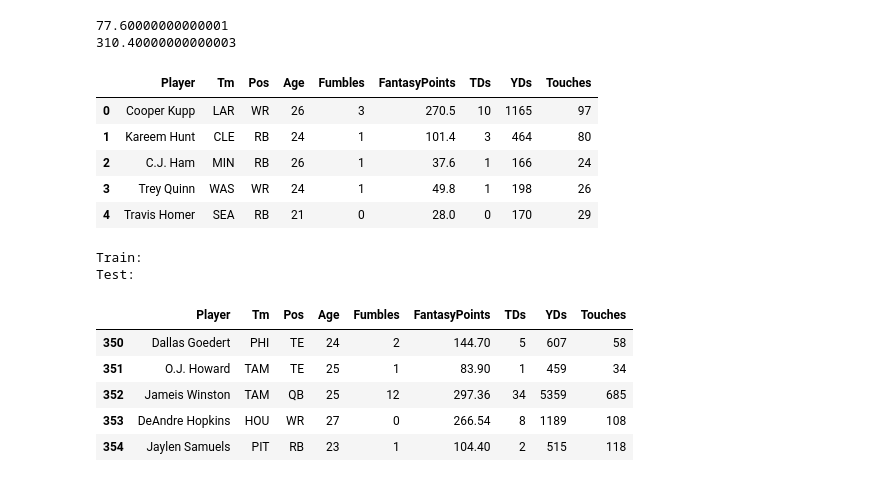
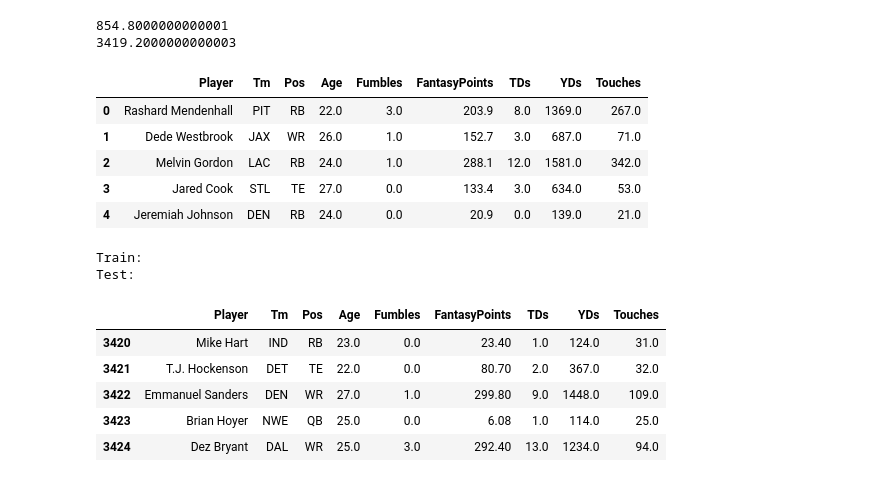
Before and after one commit to ADP51/BIDA_Final_Assignment, a Jupyter notebook: cleaning.ipynb, the cells around one changed output. Cells and saved outputs as stored; diff of their text form; code cells hidden in the pictures.

```diff
--- a/cleaning.ipynb
+++ b/cleaning.ipynb
@@ -30,7 +33,7 @@ df_2019.head()
 # %%
 # Get total YDS and remove unnecessary fields
-df_2019['YDs'] = df_2019['PassingYds'] + df_2019['RushingYds'] + df_2019['ReceivingYds']
-df_2019 = df_2019.drop(columns=['PassingYds', 'RushingYds', 'ReceivingYds'])
-df_2019.head()
+df_combined['YDs'] = df_combined['PassingYds'] + df_combined['RushingYds'] + df_combined['ReceivingYds']
+df_combined = df_combined.drop(columns=['PassingYds', 'RushingYds', 'ReceivingYds'])
+df_combined.head()
 # %% [output]
 |  | Player | Tm | Pos | Age | Rec | Fumbles | PassingAtt | RushingAtt | FantasyPoints | TDs | ... |
@@ -42,7 +45,7 @@ df_2019.head()
 # %%
 # Get total Touches and remove unnecessary fields
-df_2019["Touches"] = df_2019['Rec'] + df_2019['PassingAtt'] + df_2019['RushingAtt']
-df_2019 = df_2019.drop(columns=['Rec', 'PassingAtt', 'RushingAtt'])
-df_2019.head()
+df_combined["Touches"] = df_combined['Rec'] + df_combined['PassingAtt'] + df_combined['RushingAtt']
+df_combined = df_combined.drop(columns=['Rec', 'PassingAtt', 'RushingAtt'])
+df_combined.head()
 # %% [output]
 |  | Player | Tm | Pos | Age | Fumbles | FantasyPoints | TDs | YDs | Touches |
@@ -54,6 +57,6 @@ df_2019.head()
 # %%
 # let's remove any player without at least 50 touches
-df_2019.drop(df_2019[df_2019.Touches < 10].index, inplace=True)
-df_2019.sort_values(by='Touches', ascending=False)
+df_combined.drop(df_combined[df_combined.Touches < 10].index, inplace=True)
+df_combined.sort_values(by='Touches', ascending=False)
 # %% [output]
 |  | Player | Tm | Pos | Age | Fumbles | FantasyPoints | TDs | YDs | Touches |
@@ -72,35 +75,35 @@ df_2019.sort_values(by='Touches', ascending=False)
 # %%
 # 30% for test, 70% for training
-print (0.2*len(df_2019))
-print (0.8*len(df_2019))
-df_2019 = df_2019.sample(frac=1).reset_index(drop=True)
-df_2019.head()
+print (0.2*len(df_combined))
+print (0.8*len(df_combined))
+df_combined = df_combined.sample(frac=1).reset_index(drop=True)
+df_combined.head()
 # %% [output]
-77.60000000000001
-310.40000000000003
+854.8000000000001
+3419.2000000000003
 |  | Player | Tm | Pos | Age | Fumbles | FantasyPoints | TDs | YDs | Touches |
-| 0 | Cooper Kupp | LAR | WR | 26 | 3 | 270.5 | 10 | 1165 | 97 |
-| 1 | Kareem Hunt | CLE | RB | 24 | 1 | 101.4 | 3 | 464 | 80 |
-| 2 | C.J. Ham | MIN | RB | 26 | 1 | 37.6 | 1 | 166 | 24 |
-| 3 | Trey Quinn | WAS | WR | 24 | 1 | 49.8 | 1 | 198 | 26 |
-| 4 | Travis Homer | SEA | RB | 21 | 0 | 28.0 | 0 | 170 | 29 |
+| 0 | Rashard Mendenhall | PIT | RB | 22.0 | 3.0 | 203.9 | 8.0 | 1369.0 | 267.0 |
+| 1 | Dede Westbrook | JAX | WR | 26.0 | 1.0 | 152.7 | 3.0 | 687.0 | 71.0 |
+| 2 | Melvin Gordon | LAC | RB | 24.0 | 1.0 | 288.1 | 12.0 | 1581.0 | 342.0 |
+| 3 | Jared Cook | STL | TE | 27.0 | 0.0 | 133.4 | 3.0 | 634.0 | 53.0 |
+| 4 | Jeremiah Johnson | DEN | RB | 24.0 | 0.0 | 20.9 | 0.0 | 139.0 | 21.0 |
 # %%
-df_train = df_2019[:153]
-df_test = df_2019[-38:]
+df_train = df_combined[:3419]
+df_test = df_combined[-854:]
 
 print("Train:")
 df_train.head()
 print("Test:")
 df_test.head()
 # %% [output]
 Train:
 Test:
 |  | Player | Tm | Pos | Age | Fumbles | FantasyPoints | TDs | YDs | Touches |
-| 350 | Dallas Goedert | PHI | TE | 24 | 2 | 144.70 | 5 | 607 | 58 |
-| 351 | O.J. Howard | TAM | TE | 25 | 1 | 83.90 | 1 | 459 | 34 |
-| 352 | Jameis Winston | TAM | QB | 25 | 12 | 297.36 | 34 | 5359 | 685 |
-| 353 | DeAndre Hopkins | HOU | WR | 27 | 0 | 266.54 | 8 | 1189 | 108 |
-| 354 | Jaylen Samuels | PIT | RB | 23 | 1 | 104.40 | 2 | 515 | 118 |
+| 3420 | Mike Hart | IND | RB | 23.0 | 0.0 | 23.40 | 1.0 | 124.0 | 31.0 |
+| 3421 | T.J. Hockenson | DET | TE | 22.0 | 0.0 | 80.70 | 2.0 | 367.0 | 32.0 |
+| 3422 | Emmanuel Sanders | DEN | WR | 27.0 | 1.0 | 299.80 | 9.0 | 1448.0 | 109.0 |
+| 3423 | Brian Hoyer | NWE | QB | 25.0 | 0.0 | 6.08 | 1.0 | 114.0 | 25.0 |
+| 3424 | Dez Bryant | DAL | WR | 25.0 | 3.0 | 292.40 | 13.0 | 1234.0 | 94.0 |
 # %%
 # save to csv files
 df_train.to_csv('./2019_train.csv')
```
Also changed, not shown: parts of 5 cells of this notebook, 45 other files.
